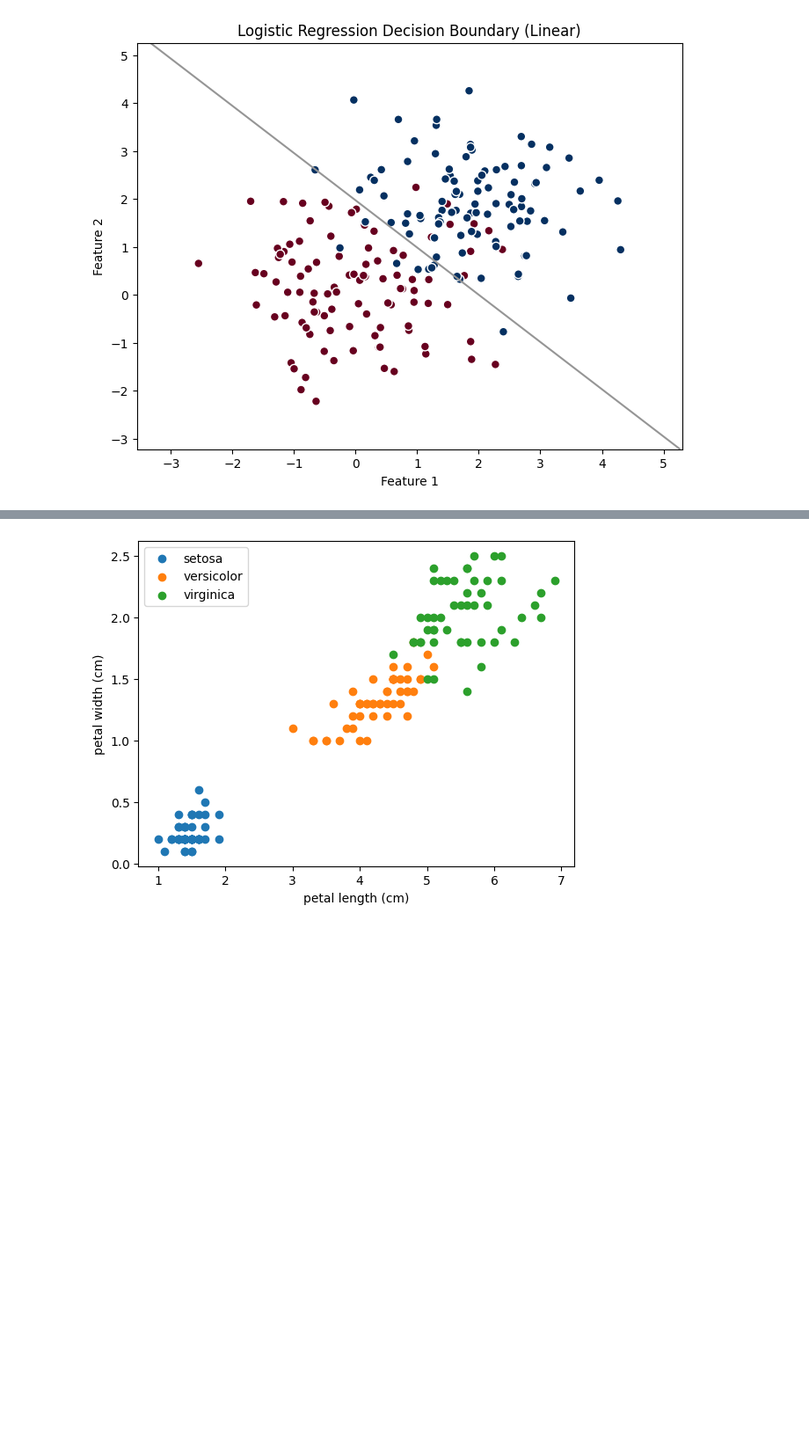
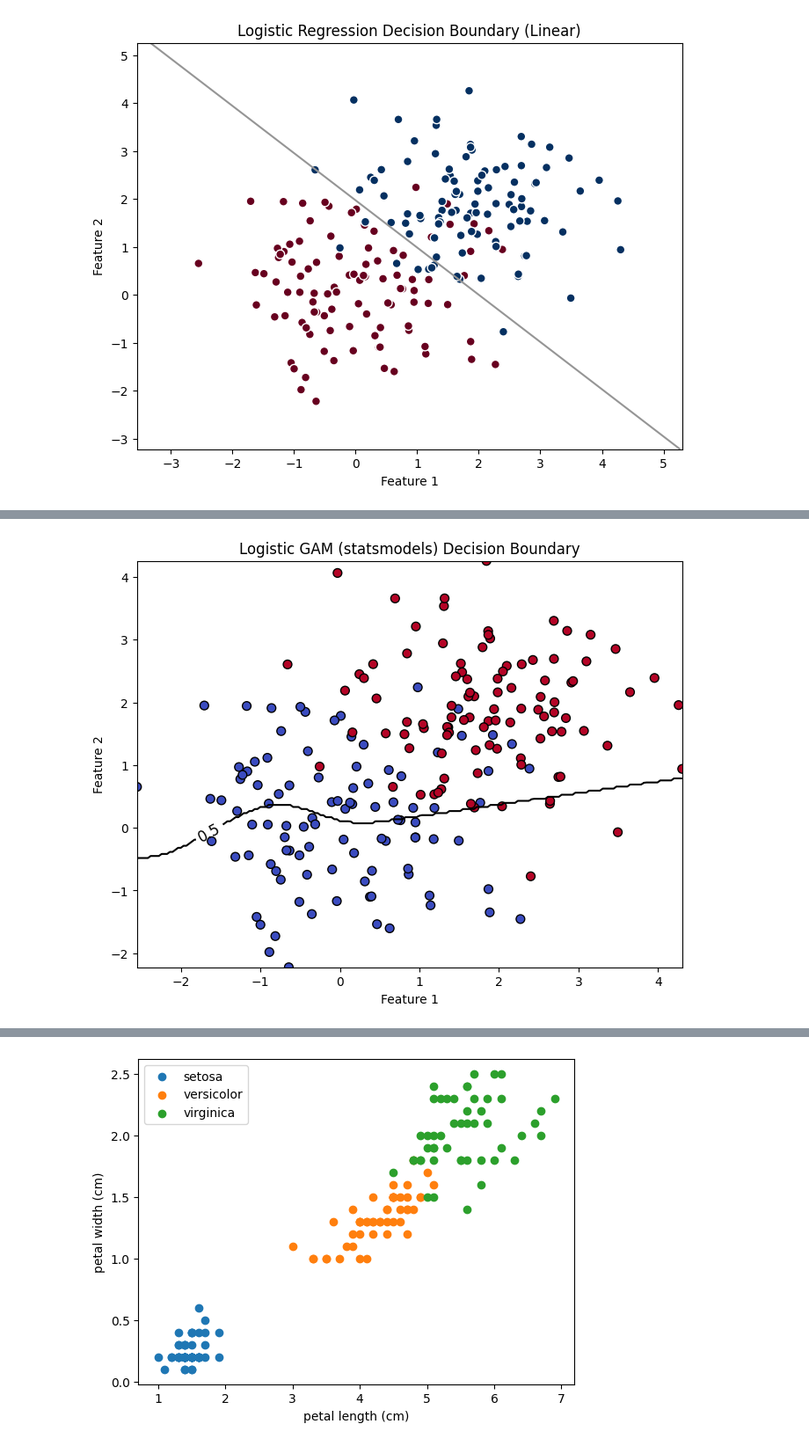
Before and after one commit to xiangshiyin/machine-learning-for-actuarial-science, a Jupyter notebook: 2025-spring/week04/notebook/demo.ipynb, the cells around one changed output, grey strips where cells are left out. Shown at 88% size. Saved outputs shown, nothing was run; the diff lists cells and outputs as text; code cells hidden in the pictures; blank space fills up the shorter version.

```diff
--- a/2025-spring/week04/notebook/demo.ipynb
+++ b/2025-spring/week04/notebook/demo.ipynb
@@ -113,3 +118,62 @@ plt.show()
+# %%
+import numpy as np
+import matplotlib.pyplot as plt
+import statsmodels.api as sm
+from statsmodels.gam.api import GLMGam, BSplines
+
+# 1. Generate Synthetic Data
+np.random.seed(0)
+
+# Class 0: centered at (0, 0)
+X0 = np.random.multivariate_normal(mean=[0, 0], cov=[[1, 0], [0, 1]], size=100)
+# Class 1: centered at (2, 2)
+X1 = np.random.multivariate_normal(mean=[2, 2], cov=[[1, 0], [0, 1]], size=100)
+
+# Combine the data and create labels
+X = np.vstack((X0, X1))
+y = np.array([0] * 100 + [1] * 100)
+
+# 2. Define B-Splines for Feature Smoothing
+bs = BSplines(X, df=[10, 10], degree=[3, 3])
+
+# 3. Fit the Logistic GAM Model
+gam_model = GLMGam(y, exog=X, smoother=bs, family=sm.families.Binomial())
+gam_results = gam_model.fit()
+# print(gam_results.summary())
+
+# 4. Restrict the Grid to Training Range to Avoid Extrapolation Issues
+x_min, x_max = X[:, 0].min(), X[:, 0].max()  # No extra padding
+y_min, y_max = X[:, 1].min(), X[:, 1].max()  # No extra padding
+
+# Create a mesh grid over the restricted feature space
+xx, yy = np.meshgrid(np.linspace(x_min, x_max, 200),
+                     np.linspace(y_min, y_max, 200))
+grid = np.c_[xx.ravel(), yy.ravel()]
+
+# Ensure the grid stays within the range of training data
+grid = np.clip(grid, [x_min, y_min], [x_max, y_max])
+
+# Transform the grid using the BSpline object
+grid_smooth = bs.transform(grid)
+
+# Predict class probabilities for the grid points
+preds = gam_results.predict(exog=grid, exog_smooth=grid_smooth).reshape(xx.shape)
+
+# 5. Plot the Decision Boundary and Data Points
+plt.figure(figsize=(8, 6))
+
+# Plot the contour for the decision boundary (predicted probability = 0.5)
+contour = plt.contour(xx, yy, preds, levels=[0.5], colors='black', linestyles='solid')
+plt.clabel(contour, fmt='%1.1f', fontsize=12)
+
+# Scatter plot of the original data points
+plt.scatter(X[:, 0], X[:, 1], c=y, cmap='coolwarm', edgecolor='k', s=50)
+plt.xlabel("Feature 1")
+plt.ylabel("Feature 2")
+plt.title("Logistic GAM (statsmodels) Decision Boundary")
+plt.show()
+# %% [output]
+[figure, added]
 # %% [markdown]
 # Decision Tree Model
 
```
Also changed, not shown: parts of 1 cell of this notebook, 2 other files.
